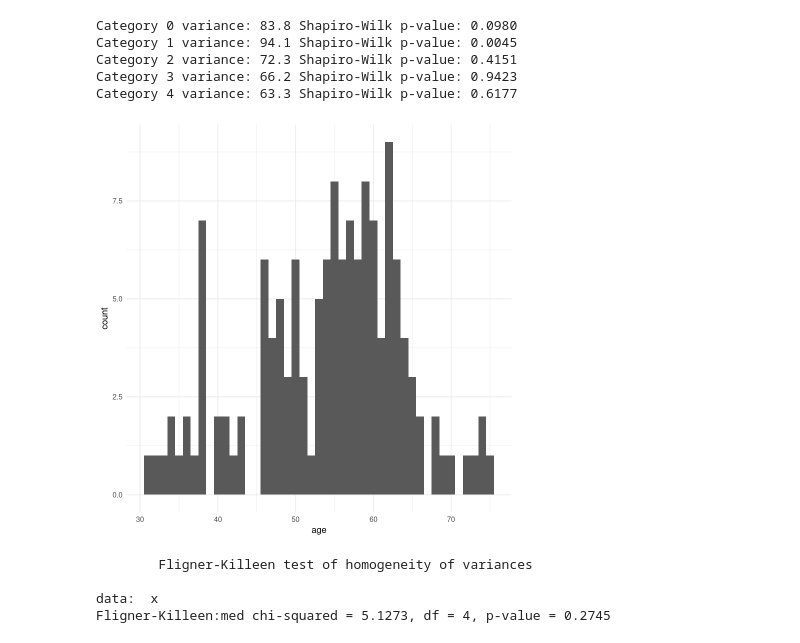
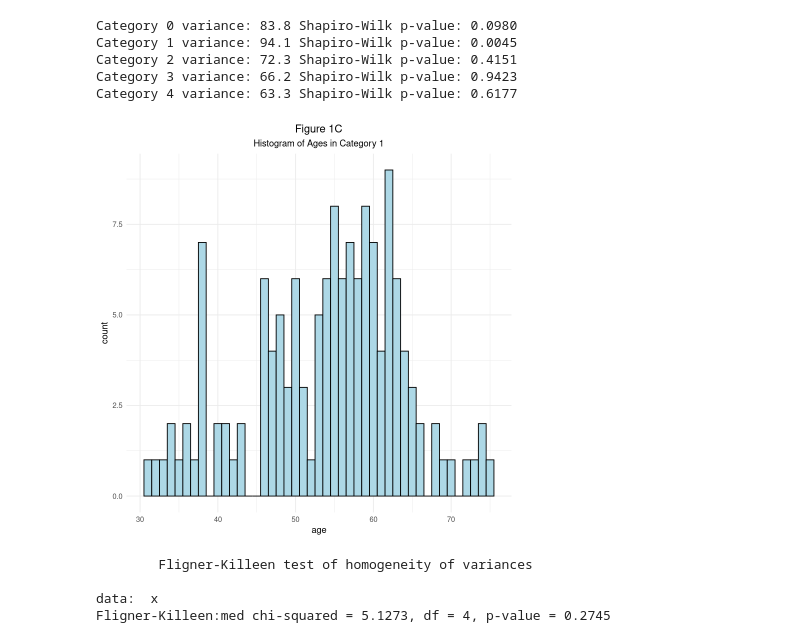
Before and after one commit to jerradmgenson/qdaim-proto, a Jupyter notebook: src/notebooks/dataset_analysis.ipynb, the cells around one changed output. Drawn from its saved outputs; the diff is of its cells as text; code cells hidden in the pictures.

```diff
--- a/src/notebooks/dataset_analysis.ipynb
+++ b/src/notebooks/dataset_analysis.ipynb
@@ -155,15 +165,15 @@ Category 4 variance: 63.3 Shapiro-Wilk p-value: 0.6177
 # %%
 # Histogram of ages in category 1
 # The null hypothesis for the Shapiro-Wilk test was rejected for category 1,
 # so we need to investigate it further to determine if we can apply ANOVA to
 # this attribute. The histogram below appears to show that the sample
 # population is roughly normal with a slight left-tailed skew. The skew is
 # quite slight, and the sample size for category 1 is large enough that we
 # can treat it as normal.
 category1_data <- heart_disease_data[heart_disease_data$num == 1,]
-ggplot(category1_data, aes(x=age)) + geom_histogram(binwidth=1) + theme_minimal()
+ggplot(category1_data, aes(x=age)) + ggtitle(label='Figure 1C', subtitle='Histogram of Ages in Category 1') + geom_histogram(binwidth=1, color='black', fill='lightblue') + theme_minimal() + theme(plot.title = element_text(hjust = 0.5), plot.subtitle = element_text(hjust = 0.5))
 # %% [output]
-[figure, old version]
+[figure, new version]
 # %%
 # Fligner-Killeen test of ages in the target categories.
 # We failed to reject the null hypothesis for this test.
```
Also changed, not shown: parts of 15 cells of this notebook.
